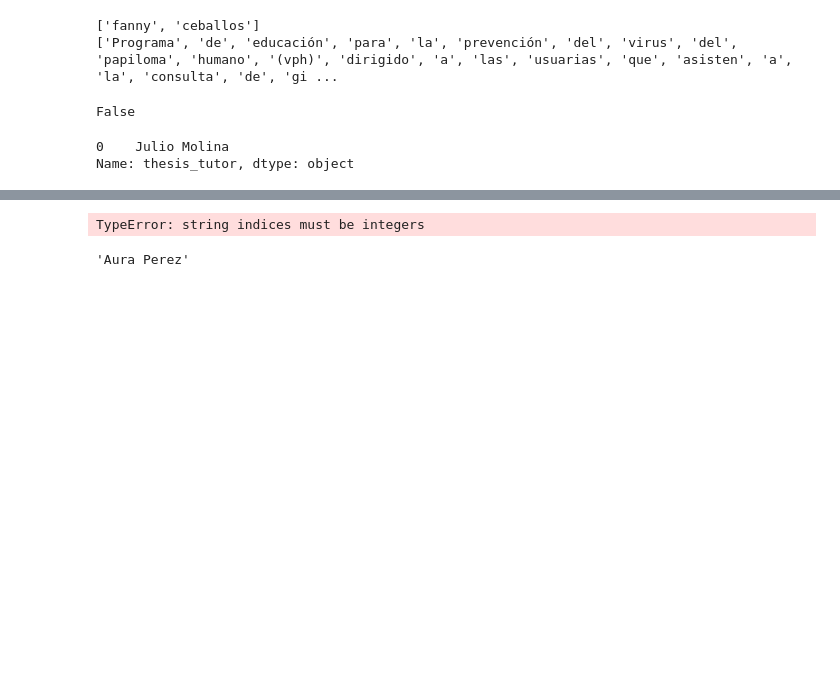
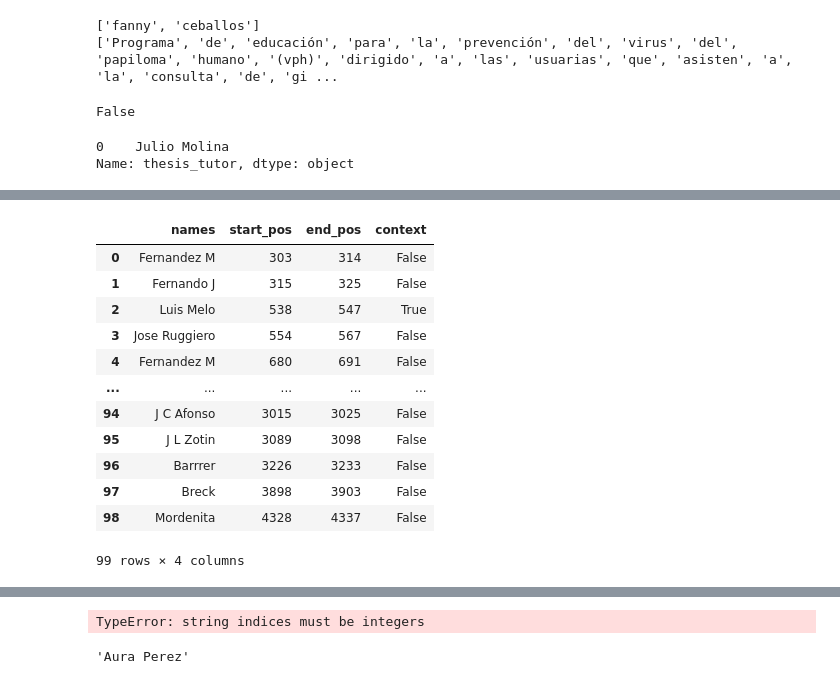
Before and after one commit to HighDeFing/thesis_v4, a Jupyter notebook: notebooks/tutor_matcher.ipynb, the cells around one changed output, grey strips where cells are left out. Drawn from its saved outputs; the diff is of its cells as text; code cells hidden in the pictures; blank space fills up the shorter version.

```diff
--- a/notebooks/tutor_matcher.ipynb
+++ b/notebooks/tutor_matcher.ipynb
@@ -356,4 +415,5 @@ title
 # %%
 sentence = Sentence(data[:8000])
+sentence_end = Sentence(data_end)
 # %%
 tagger.predict(sentence)
@@ -398,3 +529,21 @@ print(list_of_names)
+# %%
+df_context = df_names.apply(lambda x: has_tutor_context(x.start_pos, x.end_pos, sentence.text,'tutor'), axis=1)
+df_names['context'] = df_context.to_list()
+df_names
+# %% [output]
+|  | names | start_pos | end_pos | context |
+| 0 | Fernandez M | 303 | 314 | False |
+| 1 | Fernando J | 315 | 325 | False |
+| 2 | Luis Melo | 538 | 547 | True |
+| 3 | Jose Ruggiero | 554 | 567 | False |
+| 4 | Fernandez M | 680 | 691 | False |
+| ... | ... | ... | ... | ... |
+| 94 | J C Afonso | 3015 | 3025 | False |
+| 95 | J L Zotin | 3089 | 3098 | False |
+| 96 | Barrrer | 3226 | 3233 | False |
+| 97 | Breck | 3898 | 3903 | False |
+| 98 | Mordenita | 4328 | 4337 | False |
+99 rows × 4 columns
 # %%
 #compare_similarity(list_of_names, author[1])
 # %%
```
Also changed, not shown: parts of 20 cells of this notebook, 29 other files.
